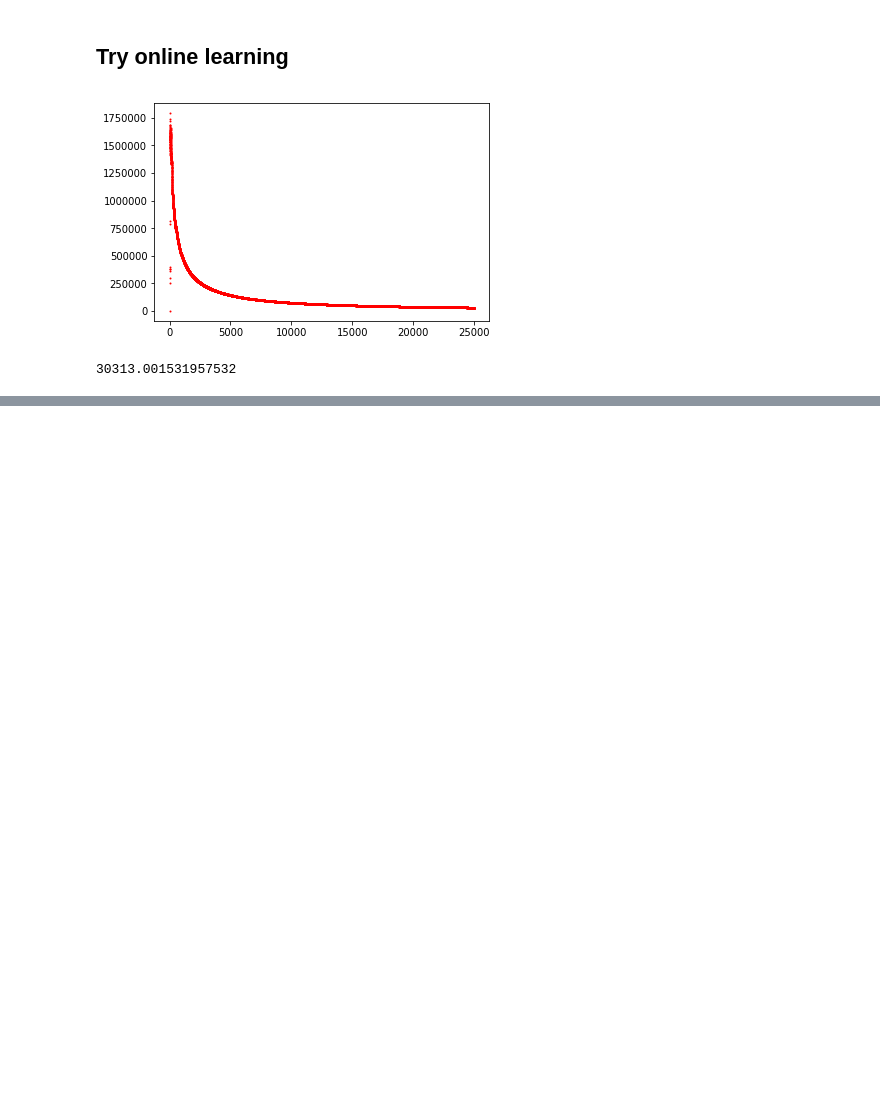
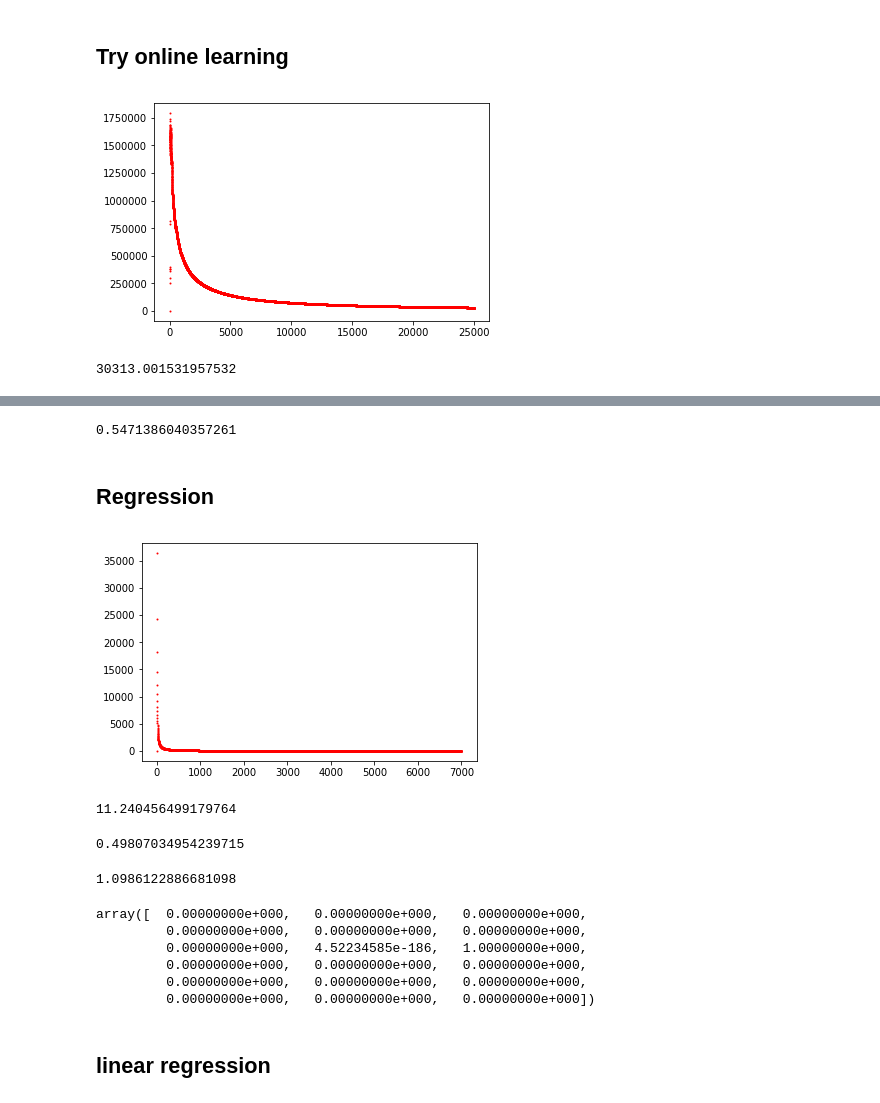
Before and after one commit to avaqi29/news-popularity-ML, a Jupyter notebook: Random forest/Random forest with data preprocessing.ipynb, the cells around one changed output, grey strips where cells are left out. Cells and saved outputs as stored; diff of their text form; code cells hidden in the pictures; blank space fills up the shorter version.

Commit message:
add regression

```diff
--- a/Random forest/Random forest with data preprocessing.ipynb
+++ b/Random forest/Random forest with data preprocessing.ipynb
@@ -216,0 +248,15 @@ lt[j]
+# %%
+matches = 0
+for i in range (datax_test.shape[0]):
+    y_pred = np.dot(datax[i,:],pt)
+    if y_pred <2:
+        y_pred =0
+    else:
+        y_pred = 1
+    if y_pred == datay_test[i]:
+        matches+=1
+matches/datax_test.shape[0]
+# %% [output]
+0.5471386040357261
+# %% [markdown]
+## Regression
@@ -216,0 +300,58 @@ lt[j]
+# %%
+t=1
+pt = np.ones(datax_train.shape[1])/datax_train.shape[1]
+b=0.1
+steps = datax_train.shape[0]
+steps = 7000
+iterLoss = np.zeros(datax_train.shape[0])
+for j in range(0,steps):
+    iterLoss[j] = np.square(np.sum(np.multiply(datax_train[j,:] , pt))-datay_train[j])
+    for i in range(0,datax_train.shape[1]):
+        loss = np.square(datax_train[j,i]-datay_train[j])
+        pt[i] = pt[i]*np.power(np.exp(1),(-b * loss))
+    pt = pt/np.sum(pt)
+
+lt = np.zeros(datax_train.shape[0])
+for j in range(0,steps):
+    for i in range(0,j):
+        lt[j]+= iterLoss[i]
+    lt[j]=lt[j]/(j+1)
+    plt.plot(j,lt[j],'ro',c='r',markersize = 1)
+plt.show()
+# %% [output]
+[figure, added]
+# %%
+lt[j]
+# %% [output]
+11.240456499179764
+# %%
+matches = 0
+for i in range (datax_test.shape[0]):
+    y_pred = np.dot(datax_test[i,:],pt)
+    if y_pred <np.log(1400):
+        y_pred =0
+    else:
+        y_pred = 1
+    y_test = 1
+    if datay_test[i] <np.log(1400):
+        y_test =0
+    if y_pred == y_test:
+        matches+=1
+matches/datax_test.shape[0]
+# %% [output]
+0.49807034954239715
+# %%
+np.log(3)
+# %% [output]
+1.0986122886681098
+# %%
+pt
+# %% [output]
+array([  0.00000000e+000,   0.00000000e+000,   0.00000000e+000,
+         0.00000000e+000,   0.00000000e+000,   0.00000000e+000,
+         0.00000000e+000,   4.52234585e-186,   1.00000000e+000,
+         0.00000000e+000,   0.00000000e+000,   0.00000000e+000,
+         0.00000000e+000,   0.00000000e+000,   0.00000000e+000,
+         0.00000000e+000,   0.00000000e+000,   0.00000000e+000])
+# %% [markdown]
+## linear regression
```
Also changed, not shown: parts of 7 cells of this notebook.
